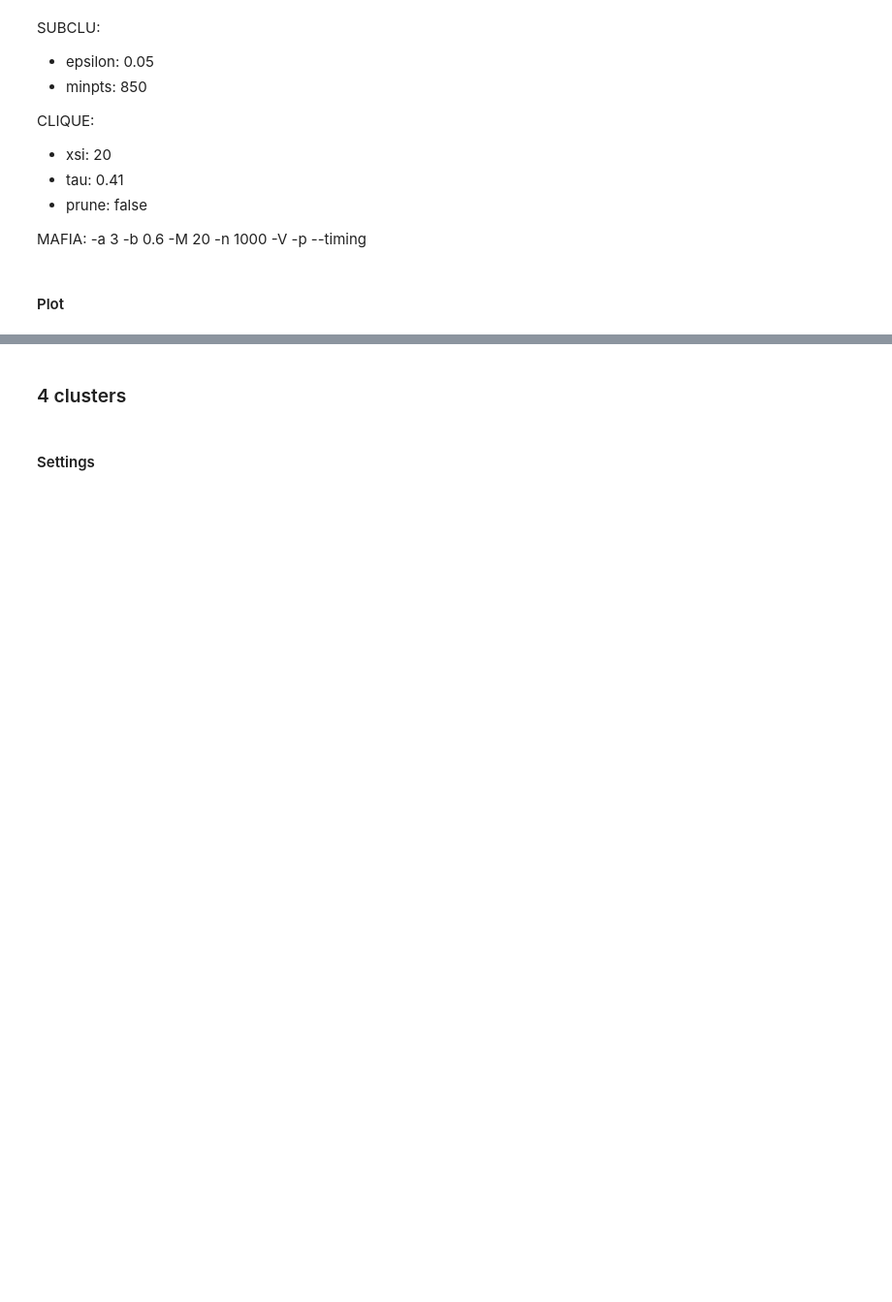
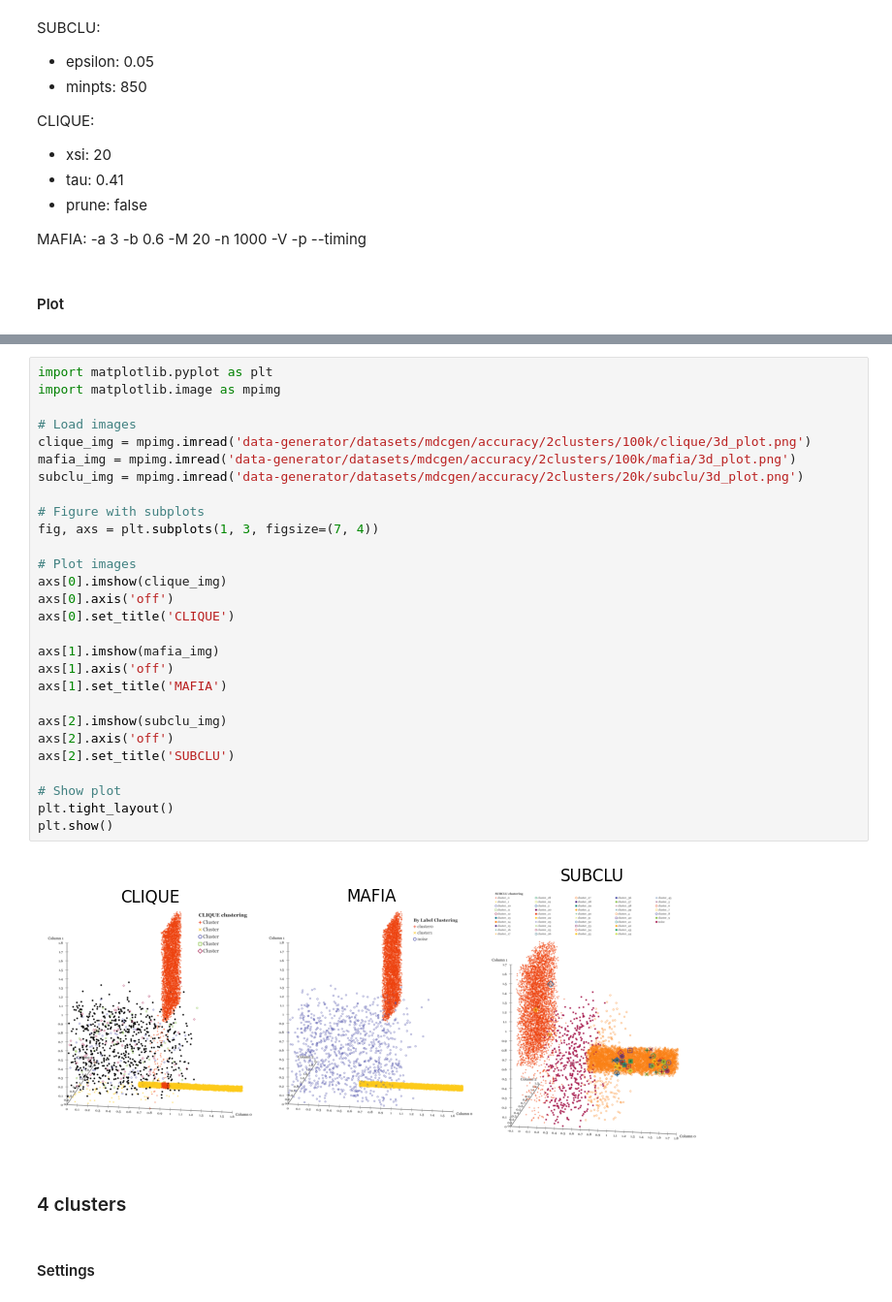
Before and after one commit to henrikdchristensen/SDU-Data-Mining-Exam, a Jupyter notebook: evaluation.ipynb, the cells around one changed output, grey strips where cells are left out. Shown at 97% size. Cells and saved outputs as stored; diff of their text form; blank space fills up the shorter version.

```diff
--- a/evaluation.ipynb
+++ b/evaluation.ipynb
@@ -109,3 +99,33 @@ SUBCLU:
+# %%
+import matplotlib.pyplot as plt
+import matplotlib.image as mpimg
+
+# Load images
+clique_img = mpimg.imread('data-generator/datasets/mdcgen/accuracy/2clusters/100k/clique/3d_plot.png')
+mafia_img = mpimg.imread('data-generator/datasets/mdcgen/accuracy/2clusters/100k/mafia/3d_plot.png')
+subclu_img = mpimg.imread('data-generator/datasets/mdcgen/accuracy/2clusters/20k/subclu/3d_plot.png')
+
+# Figure with subplots
+fig, axs = plt.subplots(1, 3, figsize=(7, 4))
+
+# Plot images
+axs[0].imshow(clique_img)
+axs[0].axis('off')
+axs[0].set_title('CLIQUE')
+
+axs[1].imshow(mafia_img)
+axs[1].axis('off')
+axs[1].set_title('MAFIA')
+
+axs[2].imshow(subclu_img)
+axs[2].axis('off')
+axs[2].set_title('SUBCLU')
+
+# Show plot
+plt.tight_layout()
+plt.show()
+# %% [output]
+[figure, added]
 # %% [markdown]
 ### 4 clusters
 # %% [markdown]
```
Also changed, not shown: parts of 20 cells of this notebook, 2 other files.
